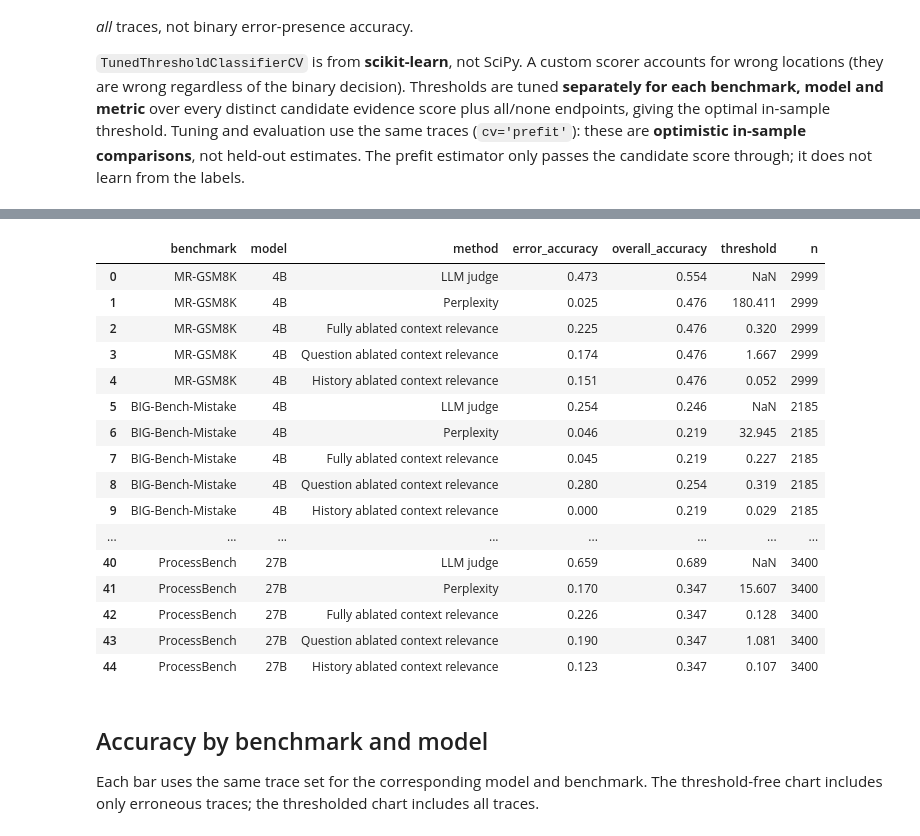
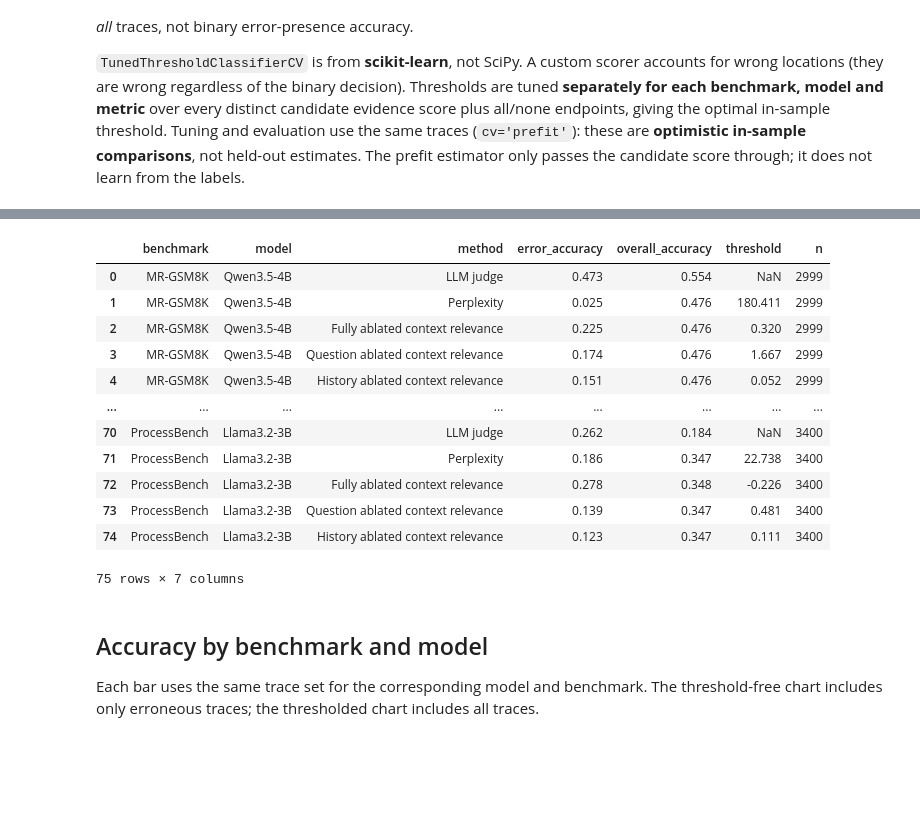
Before and after one commit to jafber/bachelor-thesis, a Jupyter notebook: final/comparison.ipynb, the cells around one changed output, grey strips where cells are left out. Cells and saved outputs as stored; diff of their text form; code cells hidden in the pictures; blank space fills up the shorter version.

```diff
--- a/final/comparison.ipynb
+++ b/final/comparison.ipynb
@@ -12,12 +12,18 @@ from IPython.display import display
 from sklearn.metrics import make_scorer
 from sklearn.model_selection import TunedThresholdClassifierCV
 
-from experiment_setup import dc_pmi
+from experiment_setup import dc_pmi, llm_critic
 from experiment_setup.benchmarks import load_examples
 from experiment_setup.judge_metrics import score as judge_score
 
 CACHE, RUNS = Path('cache'), Path('runs')
-MODELS = {'4B': 'Qwen/Qwen3.5-4B', '9B': 'Qwen/Qwen3.5-9B', '27B': 'Qwen/Qwen3.5-27B'}
+MODELS = {
+    'Qwen3.5-4B': ('Qwen/Qwen3.5-4B', 'qwen35_4b'),
+    'Qwen3.5-9B': ('Qwen/Qwen3.5-9B', 'qwen35_9b'),
+    'Qwen3.5-27B': ('Qwen/Qwen3.5-27B', 'qwen35_27b'),
+    'Llama3.1-8B': ('meta-llama/Llama-3.1-8B-Instruct', 'llama31_8b'),
+    'Llama3.2-3B': ('meta-llama/Llama-3.2-3B-Instruct', 'llama32_3b'),
+}
 BENCHMARKS = ['MR-GSM8K', 'BIG-Bench-Mistake', 'ProcessBench']
 KEYS = ['benchmark', 'task', 'uid']
 METRIC_LABELS = {
@@ -73,17 +79,26 @@ def tune_accuracy(candidates):
     ).fit(X, truth)
     return tuned.best_score_, tuned.best_threshold_
 # %%
+def load_judge(model_id, stem, selected_examples):
+    if stem.startswith('qwen35_'):
+        frame = pd.read_csv(RUNS / f'llm_judge_{stem}_full_arm.csv',
+                            dtype={'uid': str}, usecols=[*KEYS, 'label', 'prediction', 'parse_error'])
+    else:
+        frame = llm_critic.load_run(selected_examples, model_id=model_id,
+                                    cache_path=CACHE / f'llm_judge_{stem}_arm.sqlite')
+        frame['uid'] = frame.uid.astype(str)
+    return frame
+
+
 rows = []
-for model, model_id in MODELS.items():
+for model, (model_id, stem) in MODELS.items():
     scores = dc_pmi.load_run(examples, model_id=model_id, average_ll=True,
-                              cache_path=CACHE / f'dc_pmi_qwen35_{model.lower()}_arm.sqlite')
+                              cache_path=CACHE / f'dc_pmi_{stem}_arm.sqlite')
     scores['uid'] = scores.uid.astype(str)
     assert len(scores[KEYS].drop_duplicates()) == len(expected)
     assert scores[KEYS].drop_duplicates().merge(expected[KEYS], on=KEYS, validate='one_to_one').shape[0] == len(expected)
-    judge = pd.read_csv(RUNS / f'llm_judge_qwen35_{model.lower()}_full_arm.csv',
-                        dtype={'uid': str},
-                        usecols=[*KEYS, 'label', 'prediction', 'parse_error'])
-    judge = expected[KEYS].merge(judge, on=KEYS, how='left', validate='one_to_one', indicator=True)
+    judge = expected[KEYS].merge(load_judge(model_id, stem, examples), on=KEYS,
+                                 how='left', validate='one_to_one', indicator=True)
     assert judge._merge.eq('both').all()
     judge = judge.drop(columns='_merge')
     assert judge.label.fillna(-1).eq(expected.label.fillna(-1)).all()
@@ -115,20 +134,16 @@ display(comparison.round(3))
 |  | benchmark | model | method | error_accuracy | overall_accuracy | threshold | n |
-| 0 | MR-GSM8K | 4B | LLM judge | 0.473 | 0.554 | NaN | 2999 |
-| 1 | MR-GSM8K | 4B | Perplexity | 0.025 | 0.476 | 180.411 | 2999 |
-| 2 | MR-GSM8K | 4B | Fully ablated context relevance | 0.225 | 0.476 | 0.320 | 2999 |
-| 3 | MR-GSM8K | 4B | Question ablated context relevance | 0.174 | 0.476 | 1.667 | 2999 |
-| 4 | MR-GSM8K | 4B | History ablated context relevance | 0.151 | 0.476 | 0.052 | 2999 |
-| 5 | BIG-Bench-Mistake | 4B | LLM judge | 0.254 | 0.246 | NaN | 2185 |
-| 6 | BIG-Bench-Mistake | 4B | Perplexity | 0.046 | 0.219 | 32.945 | 2185 |
-| 7 | BIG-Bench-Mistake | 4B | Fully ablated context relevance | 0.045 | 0.219 | 0.227 | 2185 |
-| 8 | BIG-Bench-Mistake | 4B | Question ablated context relevance | 0.280 | 0.254 | 0.319 | 2185 |
-| 9 | BIG-Bench-Mistake | 4B | History ablated context relevance | 0.000 | 0.219 | 0.029 | 2185 |
+| 0 | MR-GSM8K | Qwen3.5-4B | LLM judge | 0.473 | 0.554 | NaN | 2999 |
+| 1 | MR-GSM8K | Qwen3.5-4B | Perplexity | 0.025 | 0.476 | 180.411 | 2999 |
+| 2 | MR-GSM8K | Qwen3.5-4B | Fully ablated context relevance | 0.225 | 0.476 | 0.320 | 2999 |
+| 3 | MR-GSM8K | Qwen3.5-4B | Question ablated context relevance | 0.174 | 0.476 | 1.667 | 2999 |
+| 4 | MR-GSM8K | Qwen3.5-4B | History ablated context relevance | 0.151 | 0.476 | 0.052 | 2999 |
 | ... | ... | ... | ... | ... | ... | ... | ... |
-| 40 | ProcessBench | 27B | LLM judge | 0.659 | 0.689 | NaN | 3400 |
-| 41 | ProcessBench | 27B | Perplexity | 0.170 | 0.347 | 15.607 | 3400 |
-| 42 | ProcessBench | 27B | Fully ablated context relevance | 0.226 | 0.347 | 0.128 | 3400 |
-| 43 | ProcessBench | 27B | Question ablated context relevance | 0.190 | 0.347 | 1.081 | 3400 |
-| 44 | ProcessBench | 27B | History ablated context relevance | 0.123 | 0.347 | 0.107 | 3400 |
+| 70 | ProcessBench | Llama3.2-3B | LLM judge | 0.262 | 0.184 | NaN | 3400 |
+| 71 | ProcessBench | Llama3.2-3B | Perplexity | 0.186 | 0.347 | 22.738 | 3400 |
+| 72 | ProcessBench | Llama3.2-3B | Fully ablated context relevance | 0.278 | 0.348 | -0.226 | 3400 |
+| 73 | ProcessBench | Llama3.2-3B | Question ablated context relevance | 0.139 | 0.347 | 0.481 | 3400 |
+| 74 | ProcessBench | Llama3.2-3B | History ablated context relevance | 0.123 | 0.347 | 0.111 | 3400 |
+75 rows × 7 columns
 # %% [markdown]
 ## Accuracy by benchmark and model
 
```
Also changed, not shown: parts of 4 cells of this notebook, 26 other files.
